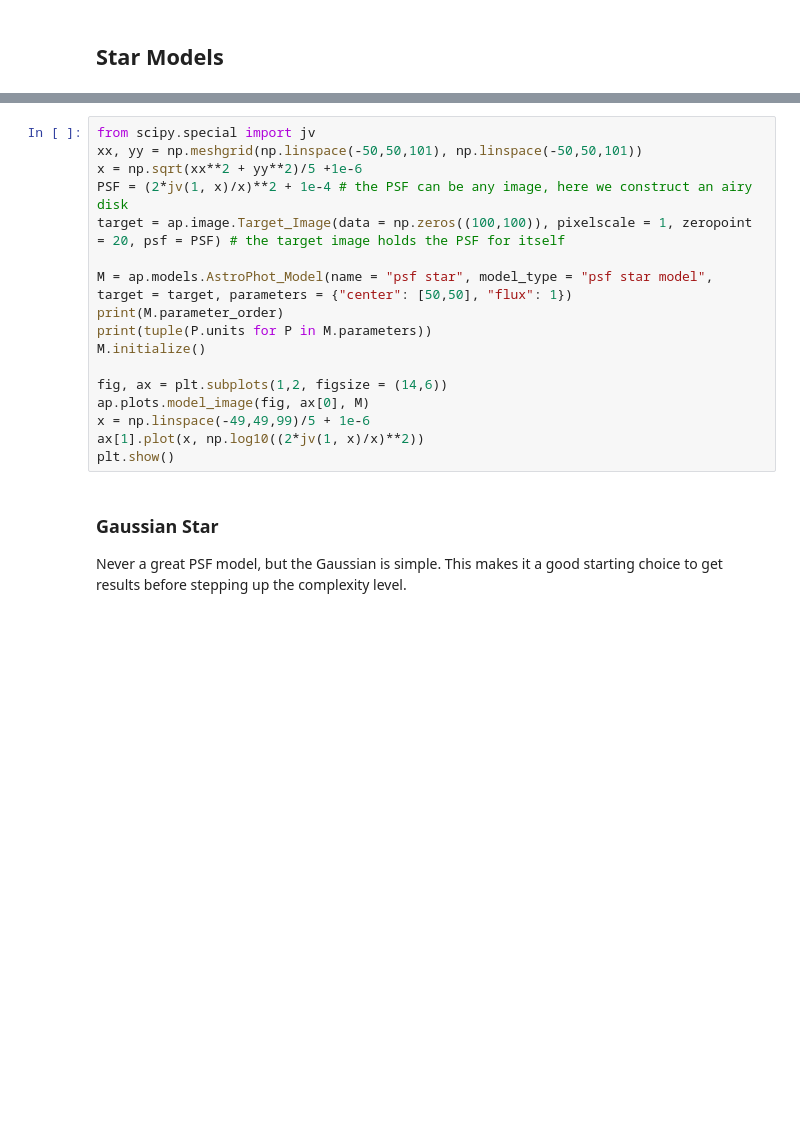
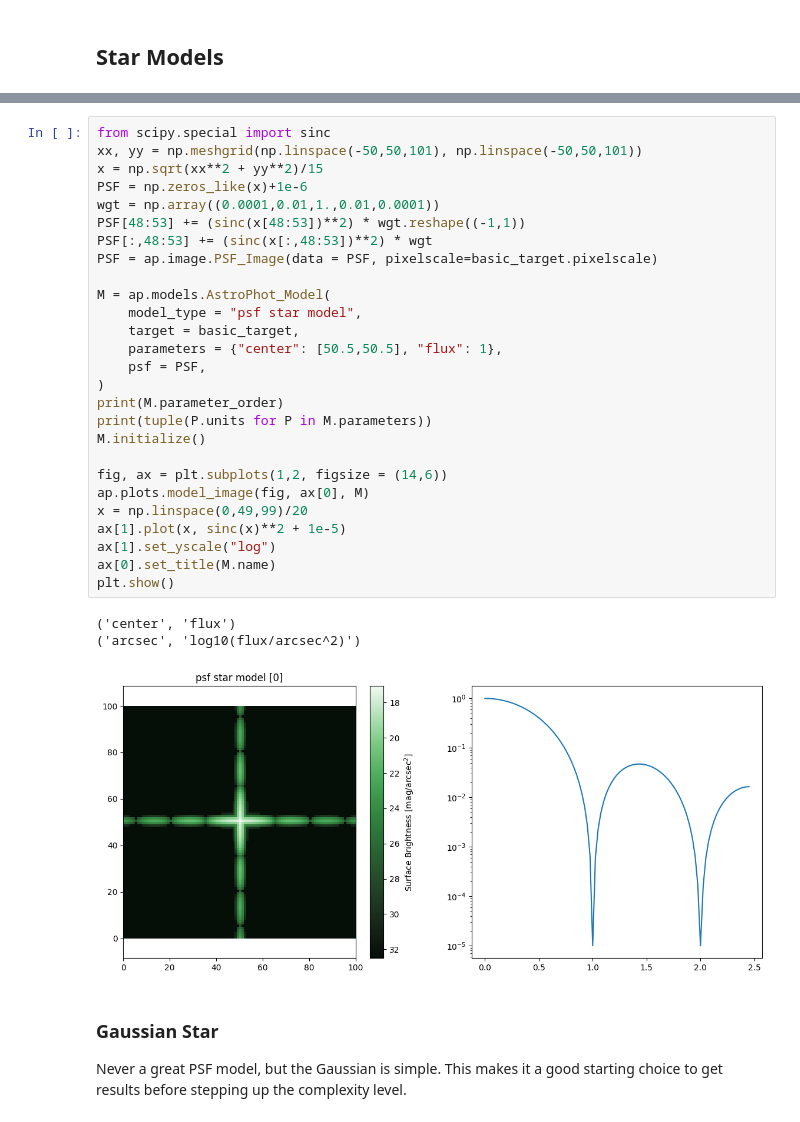
Before and after one commit to Autostronomy/AstroPhot, a Jupyter notebook: docs/tutorials/ModelZoo.ipynb, the cells around one changed output, grey strips where cells are left out. Cells and saved outputs as stored; diff of their text form; blank space fills up the shorter version.

```diff
--- a/docs/tutorials/ModelZoo.ipynb
+++ b/docs/tutorials/ModelZoo.ipynb
@@ -46,20 +64,34 @@ Note that in this model you can define an arbitrary pixel map, for the sake of d
 # %%
-from scipy.special import jv
+from scipy.special import sinc
 xx, yy = np.meshgrid(np.linspace(-50,50,101), np.linspace(-50,50,101))
-x = np.sqrt(xx**2 + yy**2)/5 +1e-6
-PSF = (2*jv(1, x)/x)**2 + 1e-4 # the PSF can be any image, here we construct an airy disk
-target = ap.image.Target_Image(data = np.zeros((100,100)), pixelscale = 1, zeropoint = 20, psf = PSF) # the target image holds the PSF for itself
+x = np.sqrt(xx**2 + yy**2)/15
+PSF = np.zeros_like(x)+1e-6
+wgt = np.array((0.0001,0.01,1.,0.01,0.0001))
+PSF[48:53] += (sinc(x[48:53])**2) * wgt.reshape((-1,1))
+PSF[:,48:53] += (sinc(x[:,48:53])**2) * wgt
+PSF = ap.image.PSF_Image(data = PSF, pixelscale=basic_target.pixelscale)
 
-M = ap.models.AstroPhot_Model(name = "psf star", model_type = "psf star model", target = target, parameters = {"center": [50,50], "flux": 1})
+M = ap.models.AstroPhot_Model(
+    model_type = "psf star model",
+    target = basic_target,
+    parameters = {"center": [50.5,50.5], "flux": 1},
+    psf = PSF,
+)
 print(M.parameter_order)
 print(tuple(P.units for P in M.parameters))
 M.initialize()
 
 fig, ax = plt.subplots(1,2, figsize = (14,6))
 ap.plots.model_image(fig, ax[0], M)
-x = np.linspace(-49,49,99)/5 + 1e-6
-ax[1].plot(x, np.log10((2*jv(1, x)/x)**2))
+x = np.linspace(0,49,99)/20
+ax[1].plot(x, sinc(x)**2 + 1e-5)
+ax[1].set_yscale("log")
+ax[0].set_title(M.name)
 plt.show()
+# %% [output]
+('center', 'flux')
+('arcsec', 'log10(flux/arcsec^2)')
+[figure, added]
 # %% [markdown]
 ### Gaussian Star
 
```
Also changed, not shown: parts of 43 cells of this notebook, 16 other files.
